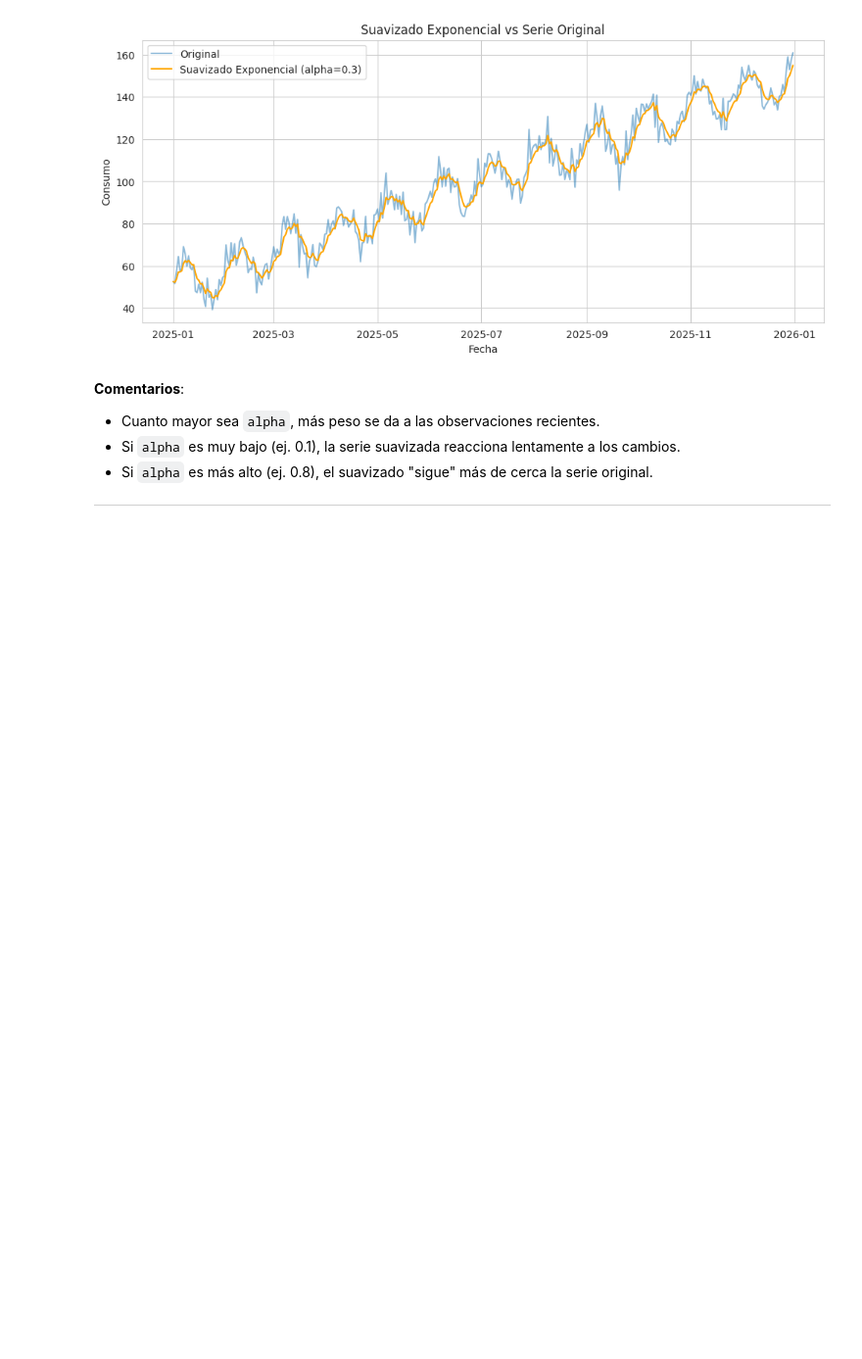
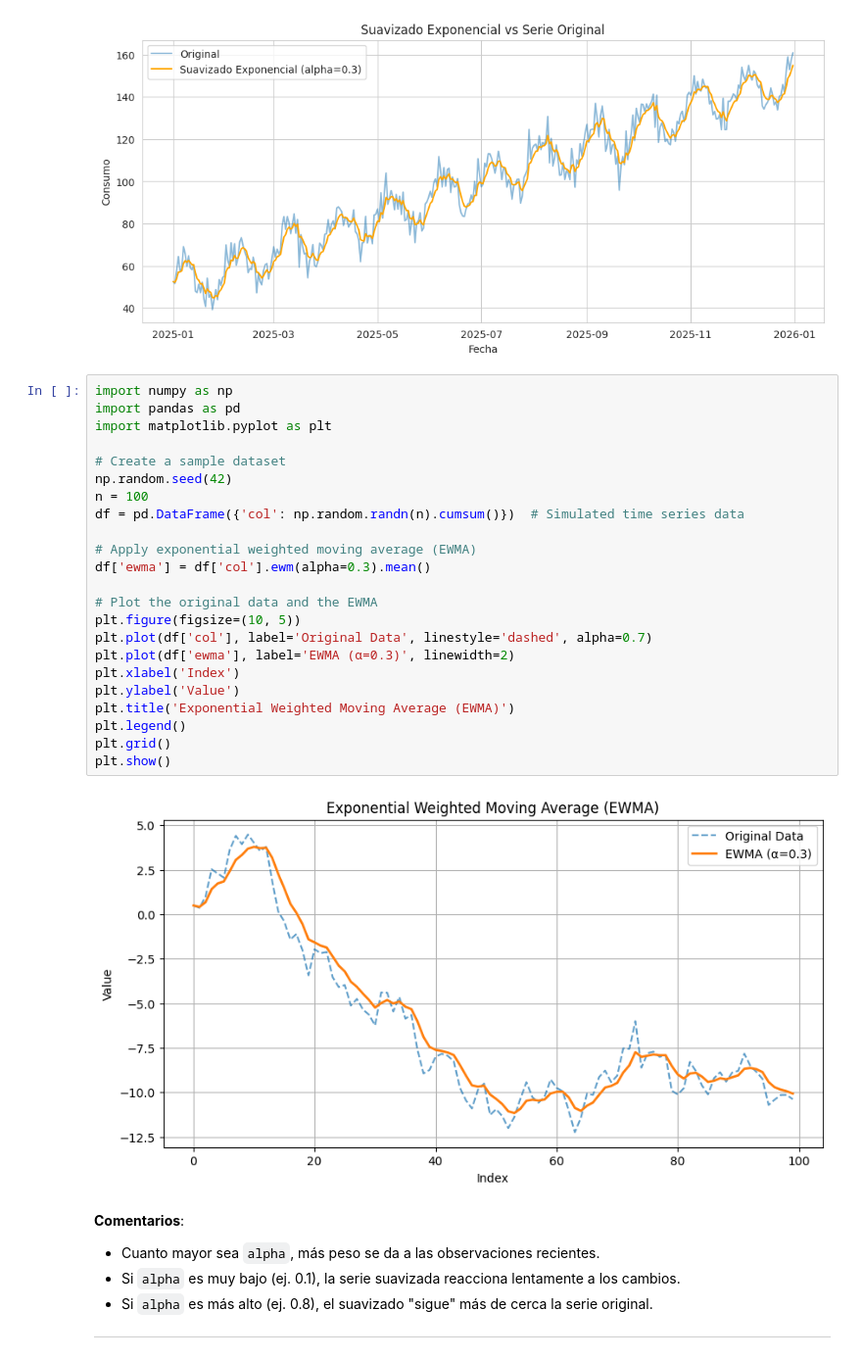
Before and after one commit to Caumel/time_series_course, a Jupyter notebook: Tema_2.ipynb, the cells around one changed output. Shown at 98% size. Saved outputs shown, nothing was run; the diff lists cells and outputs as text; blank space fills up the shorter version.

```diff
--- a/Tema_2.ipynb
+++ b/Tema_2.ipynb
@@ -200,6 +200,31 @@ plt.legend()
 plt.show()
 # %% [output]
 [figure]
+# %%
+import numpy as np
+import pandas as pd
+import matplotlib.pyplot as plt
+
+# Create a sample dataset
+np.random.seed(42)
+n = 100
+df = pd.DataFrame({'col': np.random.randn(n).cumsum()})  # Simulated time series data
+
+# Apply exponential weighted moving average (EWMA)
+df['ewma'] = df['col'].ewm(alpha=0.3).mean()
+
+# Plot the original data and the EWMA
+plt.figure(figsize=(10, 5))
+plt.plot(df['col'], label='Original Data', linestyle='dashed', alpha=0.7)
+plt.plot(df['ewma'], label='EWMA (α=0.3)', linewidth=2)
+plt.xlabel('Index')
+plt.ylabel('Value')
+plt.title('Exponential Weighted Moving Average (EWMA)')
+plt.legend()
+plt.grid()
+plt.show()
+# %% [output]
+[figure, added]
 # %% [markdown]
 **Comentarios**:
 - Cuanto mayor sea `alpha`, más peso se da a las observaciones recientes.
```
Also changed, not shown: parts of 1 cell of this notebook, 1 other file.
